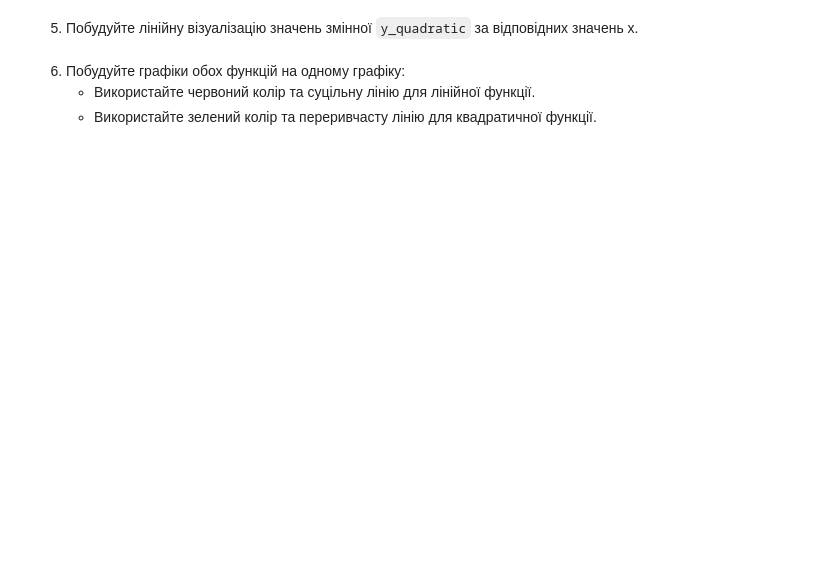
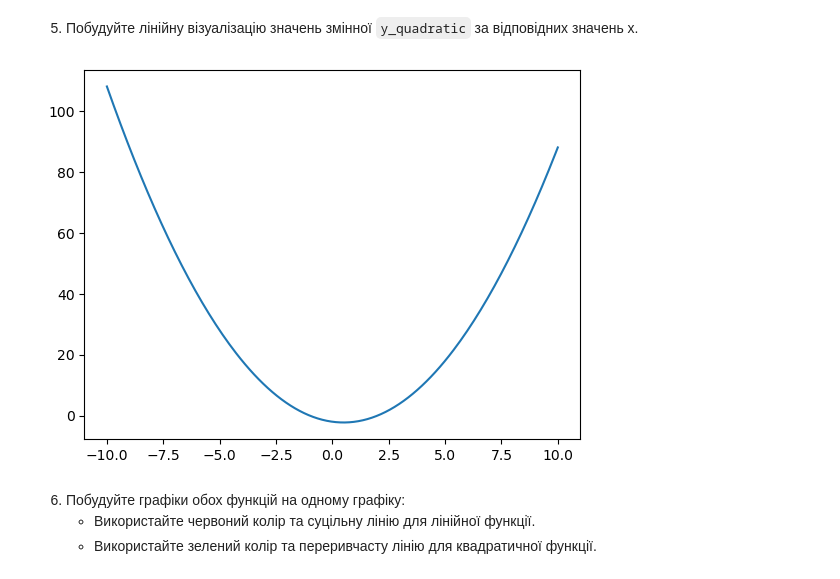
Before and after one commit to olgasamus/python_courses, a Jupyter notebook: Module_4/hw_4_1_Базові_візуалізації.ipynb, the cells around one changed output. Drawn from its saved outputs; the diff is of its cells as text; code cells hidden in the pictures; blank space fills up the shorter version.

```diff
--- a/Module_4/hw_4_1_Базові_візуалізації.ipynb
+++ b/Module_4/hw_4_1_Базові_візуалізації.ipynb
@@ -21,5 +37,9 @@
 # %% [markdown]
 5. Побудуйте лінійну візуалізацію значень змінної `y_quadratic` за відповідних значень x.
+# %%
+plt.plot(x, y_square);
+# %% [output]
+[figure, added]
 # %% [markdown]
 
 6. Побудуйте графіки обох функцій на одному графіку:
```
Also changed, not shown: parts of 8 cells of this notebook.
